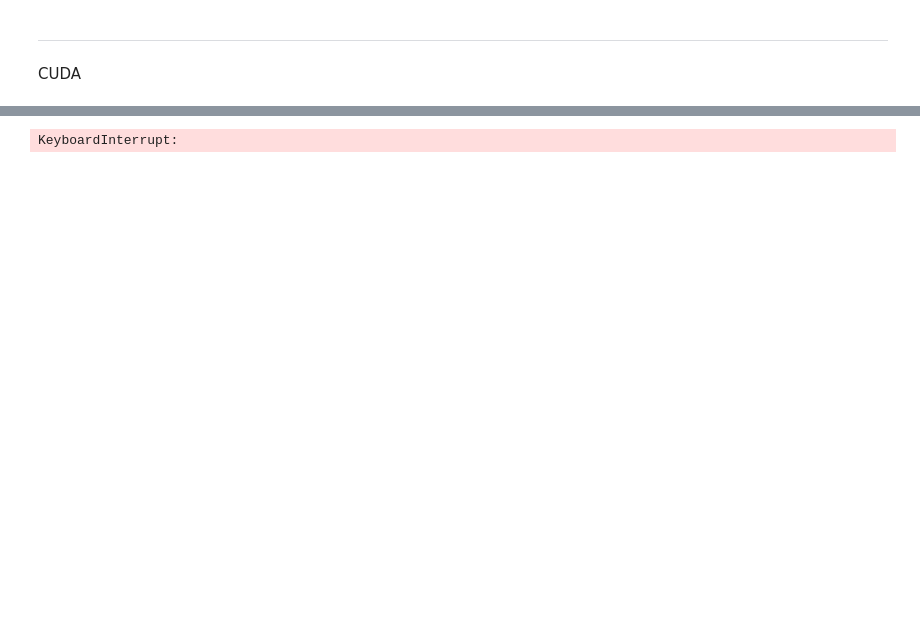
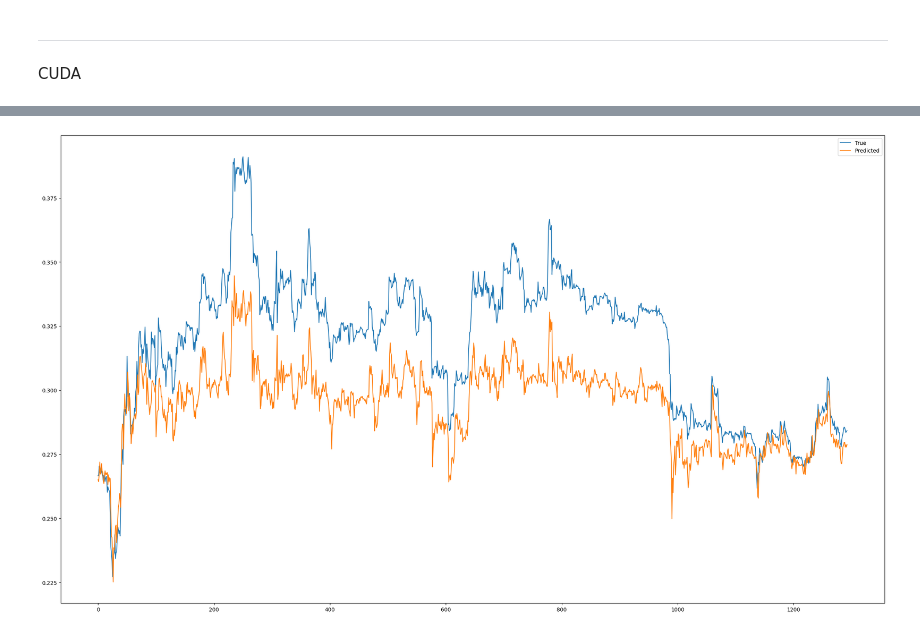
Before and after one commit to Galo0000/Proyectos-en-Python, a Jupyter notebook: Bot cryptos/Crypto/lstm.ipynb, the cells around one changed output, grey strips where cells are left out. Drawn from its saved outputs; the diff is of its cells as text; code cells hidden in the pictures; blank space fills up the shorter version.

```diff
--- a/Bot cryptos/Crypto/lstm.ipynb
+++ b/Bot cryptos/Crypto/lstm.ipynb
@@ -236,7 +239,7 @@ loss_function = nn.MSELoss()
 optimizer = torch.optim.Adam(model.parameters(), lr=0.001)
 
 # Entrenamiento del modelo
-epochs = 500
+epochs = 10000
 lista_loss = []
 for i in range(epochs):
     model.train()  # Establecer el modelo en modo de entrenamiento
@@ -268,7 +271,7 @@ for seq in eval_sequences:
         eval_predictions.append(model(seq).item())
 
 # Graficar los resultados
-plt.figure(figsize=(24, 12))
+plt.figure(figsize=(28, 16))
 plt.plot(eval_target.cpu(), label='True')  # Mover los datos a la CPU para graficar
 plt.plot(eval_predictions, label='Predicted')
 plt.legend()
@@ -285 +297 @@ Epoch 7, loss: 5.9079029597342014e-06
-KeyboardInterrupt:
+[figure, added]
```
Also changed, not shown: parts of 7 cells of this notebook.
